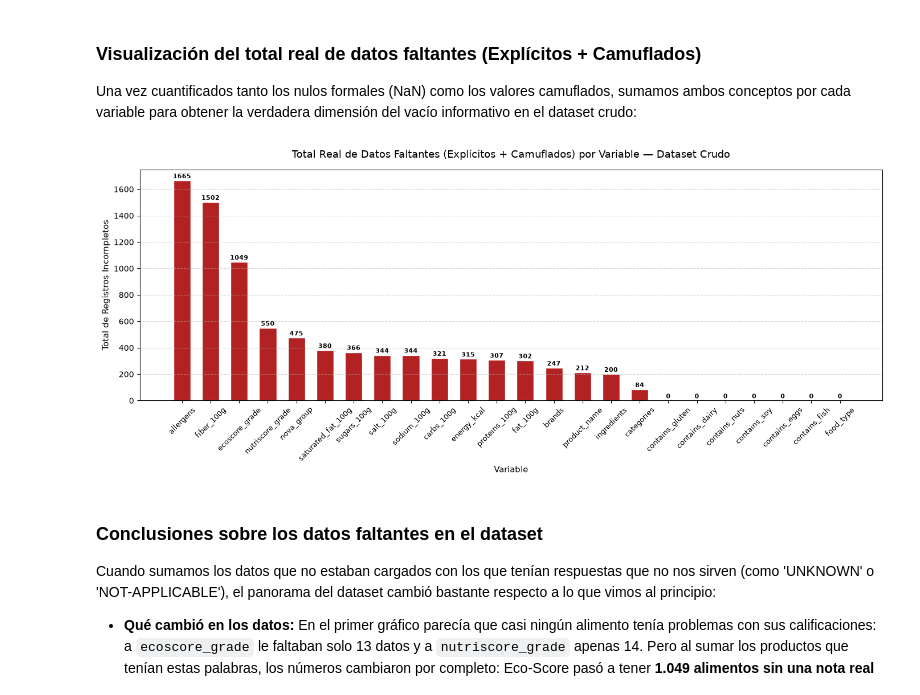
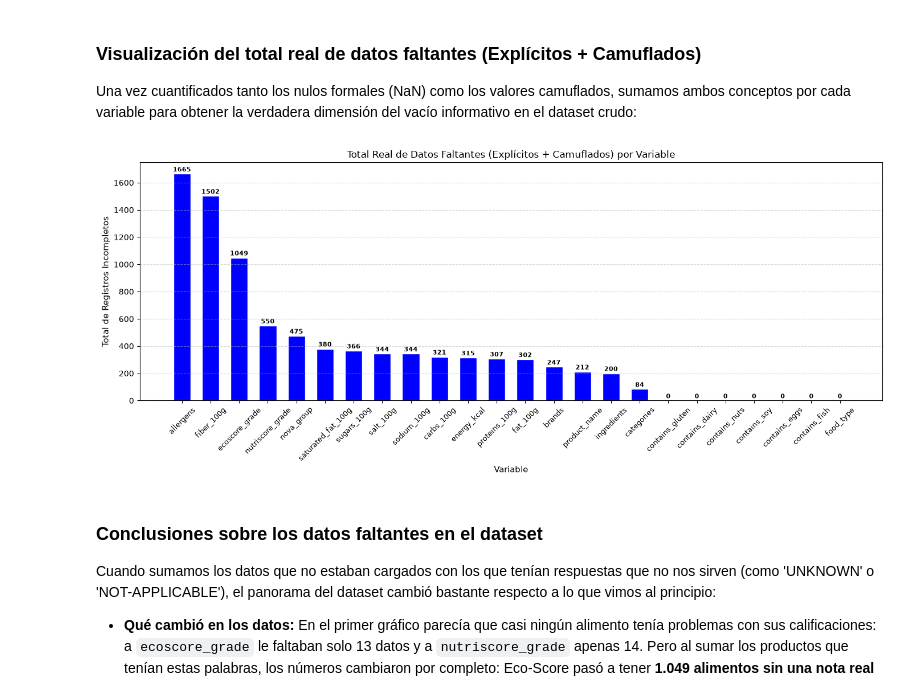
Before and after one commit to juancruzhiguera/tpe-fcd, a Jupyter notebook: entrega-tpe.ipynb, the cells around one changed output. Cells and saved outputs as stored; diff of their text form; code cells hidden in the pictures.

```diff
--- a/entrega-tpe.ipynb
+++ b/entrega-tpe.ipynb
@@ -349,14 +349,14 @@ df_datos_faltantes
 # %% [markdown]
 Para complementar la tabla anterior, representamos visualmente la cantidad de registros faltantes en cada variable ordenada de mayor a menor, lo que permite apreciar de forma directa la magnitud del vacío en cada columna del dataset crudo:
 # %%
-# 1. Extraer los nulos camuflados por columna y ordenar de mayor a menor
-nulos_cam_por_col = df_datos_faltantes.set_index('columna')['nulos_camuflados'].sort_values(ascending=False)
+# 1. Extraer los nulos explícitos por columna y ordenar de mayor a menor
+nulos_exp_por_col = df_datos_faltantes.set_index('columna')['nulos_explicitos'].sort_values(ascending=False)
 
 # 2. Crear la figura y el gráfico de barras
 plt.figure(figsize=(14, 6))
 barras = plt.bar(
-    nulos_cam_por_col.index,
-    nulos_cam_por_col.values,
+    nulos_exp_por_col.index,
+    nulos_exp_por_col.values,
     color='darkorange',
     edgecolor='white',
     width=0.6
@@ -366,9 +366,9 @@ barras = plt.bar(
 plt.bar_label(barras, padding=1, fontsize=8, fontweight='bold')
 
 # Configurar títulos y ejes con pyplot directo
-plt.title('Cantidad de Registros Faltantes Camuflados por Variable — Dataset Crudo', fontsize=13, pad=15)
+plt.title('Cantidad de Registros Faltantes Explícitos por Variable — Dataset Crudo', fontsize=13, pad=15)
 plt.xlabel('Variable', fontsize=11)
-plt.ylabel('Registros Camuflados', fontsize=11)
+plt.ylabel('Registros Explícitos', fontsize=11)
 plt.xticks(rotation=45, fontsize=9)
 plt.grid(axis='y', linestyle='--', alpha=0.5)
 
@@ -425,31 +425,31 @@ Una vez cuantificados tanto los nulos formales (NaN) como los valores camuflados
 # %%
 # 1. Extraer el total real de registros faltantes por columna y ordenar de mayor a menor
 total_faltantes_por_col = df_datos_faltantes.set_index('columna')['total_faltantes'].sort_values(ascending=False)
 
 # 2. Crear la figura y el gráfico de barras
 plt.figure(figsize=(14, 6))
 barras = plt.bar(
     total_faltantes_por_col.index,
     total_faltantes_por_col.values,
-    color='firebrick',
+    color='blue',
     edgecolor='white',
     width=0.6
 )
 
 # 3. Agregar las etiquetas sobre cada barra
 plt.bar_label(barras, padding=1, fontsize=8, fontweight='bold')
 
 # Configurar títulos y ejes con pyplot directo
-plt.title('Total Real de Datos Faltantes (Explícitos + Camuflados) por Variable — Dataset Crudo', fontsize=13, pad=15)
+plt.title('Total Real de Datos Faltantes (Explícitos + Camuflados) por Variable')
 plt.xlabel('Variable', fontsize=11)
 plt.ylabel('Total de Registros Incompletos', fontsize=11)
 plt.xticks(rotation=45, fontsize=9)
 plt.grid(axis='y', linestyle='--', alpha=0.5)
 
 plt.tight_layout()
 plt.show()
 # %% [output]
-[figure, old version]
+[figure, new version]
 # %% [markdown]
 ### Conclusiones sobre los datos faltantes en el dataset
 
```
Also changed, not shown: parts of 2 cells of this notebook.
